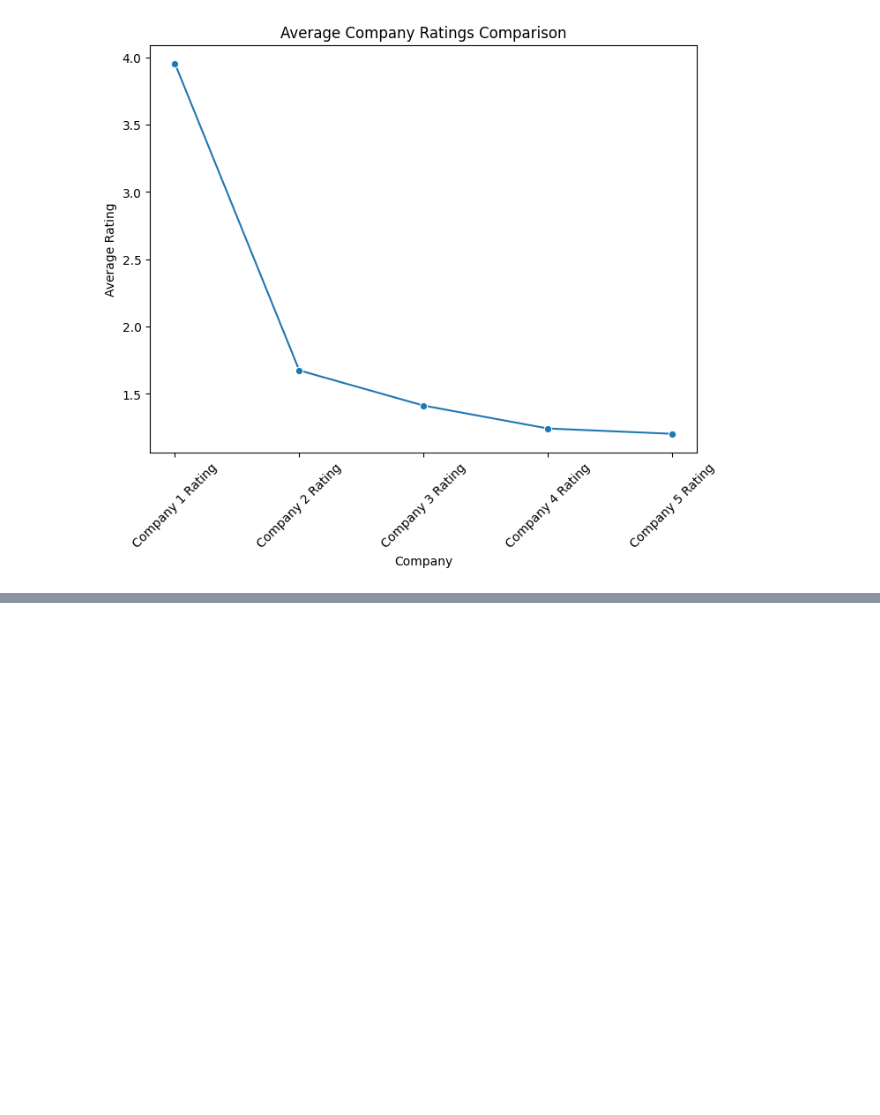
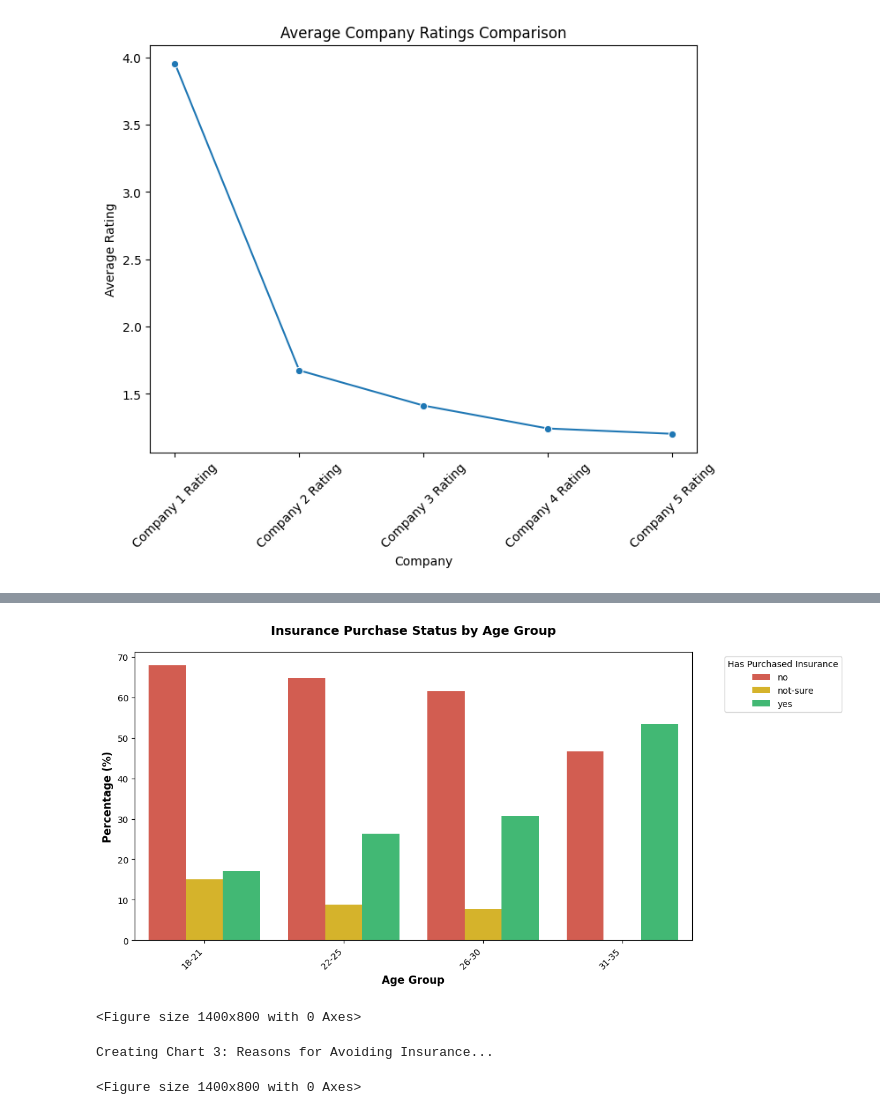
Before and after one commit to CheropS/Insurance-visualizations, a Jupyter notebook: index.ipynb, the cells around one changed output, grey strips where cells are left out. Saved outputs shown, nothing was run; the diff lists cells and outputs as text; code cells hidden in the pictures; blank space fills up the shorter version.

```diff
--- a/index.ipynb
+++ b/index.ipynb
@@ -177,0 +204,73 @@ plt.show()
+# %%
+# 2. Cross-tab bar chart: Age Group vs Has Purchased Insurance
+plt.figure(figsize=(12, 6))
+crosstab = pd.crosstab(df['Age Group'], df['Has Purchased Insurance'], normalize='index') * 100
+# Melt for seaborn
+crosstab_melted = crosstab.reset_index().melt(id_vars='Age Group', var_name='Has Purchased Insurance', value_name='Percentage')
+sns.barplot(data=crosstab_melted, x='Age Group', y='Percentage', hue='Has Purchased Insurance', palette={'yes': '#2ecc71', 'no': '#e74c3c', 'not-sure': '#f1c40f'})
+plt.xlabel('Age Group', fontsize=12, fontweight='bold')
+plt.ylabel('Percentage (%)', fontsize=12, fontweight='bold')
+plt.title('Insurance Purchase Status by Age Group', fontsize=14, fontweight='bold', pad=20)
+plt.legend(title='Has Purchased Insurance', bbox_to_anchor=(1.05, 1), loc='upper left')
+plt.xticks(rotation=45, ha='right')
+plt.tight_layout()
+plt.show()
+# %% [output]
+[figure, added]
+# %%
+# 3. Stacked bar chart: Reasons for Avoiding Insurance vs Adoption
+plt.figure(figsize=(14, 8))
+data_list = []
+for idx, row in df.iterrows():
+    reasons = row['Reasons for Avoiding Insurance']
+    # Fix: Strictly check for string to avoid ambiguity with array-like objects
+    if isinstance(reasons, str):
+        for reason in reasons.split(','):
+            data_list.append({
+                'Reason': reason.strip(),
+                'Has Purchased': row['Has Purchased Insurance']
+            })
+
+reasons_df = pd.DataFrame(data_list)
+
+# Use histplot for stacked bar effect with seaborn
+if not reasons_df.empty:
+    sns.histplot(data=reasons_df, y='Reason', hue='Has Purchased', multiple='stack', shrink=0.8, palette={'yes': '#2ecc71', 'no': '#e74c3c', 'not-sure': '#f1c40f'})
+    plt.xlabel('Number of Responses', fontsize=12, fontweight='bold')
+    plt.ylabel('Reasons for Avoiding Insurance', fontsize=12, fontweight='bold')
+    plt.title('Reasons for Avoiding Insurance by Purchase Status', fontsize=14, fontweight='bold', pad=20)
+    plt.legend(title='Has Purchased Insurance', bbox_to_anchor=(1.05, 1), loc='upper left')
+    plt.tight_layout()
+    plt.show()
+# %% [output]
+<Figure size 1400x800 with 0 Axes>
+# %%
+# 3. Stacked bar chart: Reasons for Avoiding Insurance vs Adoption
+# ============================================
+print("Creating Chart 3: Reasons for Avoiding Insurance...")
+plt.figure(figsize=(14, 8))
+# Split the reasons (they might be comma-separated)
+data_list = []
+for idx, row in df.iterrows():
+    reasons = row['Reasons for Avoiding Insurance']
+    if isinstance(reasons, str):
+        for reason in reasons.split(','):
+            data_list.append({
+                'Reason': reason.strip(),
+                'Has Purchased': row['Has Purchased Insurance']
+            })
+
+reasons_df = pd.DataFrame(data_list)
+
+# Use histplot for stacked bar effect with seaborn
+if not reasons_df.empty:
+    sns.histplot(data=reasons_df, y='Reason', hue='Has Purchased', multiple='stack', shrink=0.8, palette={'yes': '#2ecc71', 'no': '#e74c3c', 'not-sure': '#f1c40f'})
+    plt.xlabel('Number of Responses', fontsize=12, fontweight='bold')
+    plt.ylabel('Reasons for Avoiding Insurance', fontsize=12, fontweight='bold')
+    plt.title('Reasons for Avoiding Insurance by Purchase Status', fontsize=14, fontweight='bold', pad=20)
+    plt.legend(title='Has Purchased Insurance', bbox_to_anchor=(1.05, 1), loc='upper left')
+    plt.tight_layout()
+    plt.show()
+# %% [output]
+Creating Chart 3: Reasons for Avoiding Insurance...
+<Figure size 1400x800 with 0 Axes>
```
Also changed, not shown: parts of 8 cells of this notebook, 2 other files.
